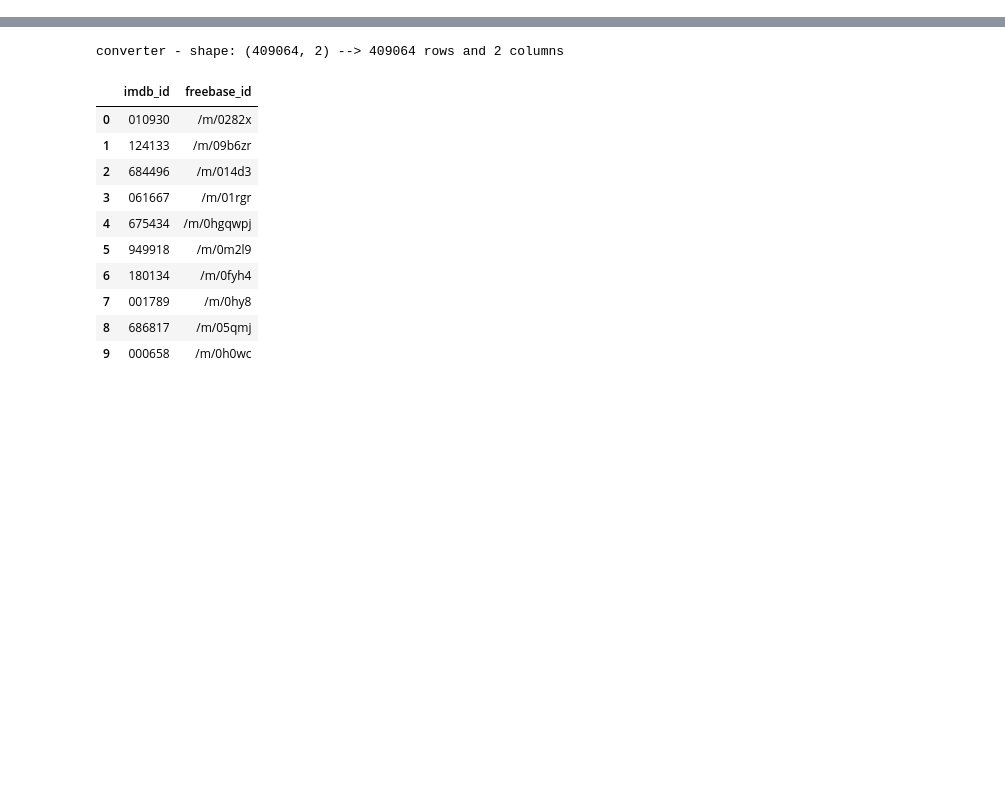
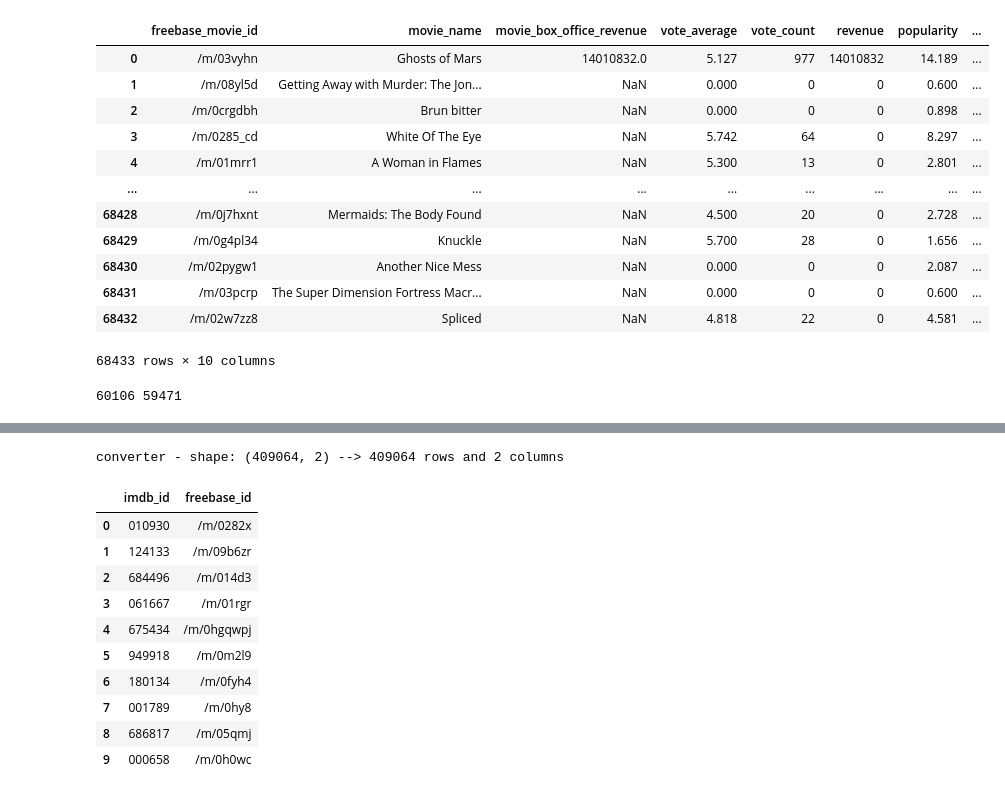
Before and after one commit to epfl-ada/ada-2024-project-gear5, a Jupyter notebook: data_exploration.ipynb, the cells around one changed output, grey strips where cells are left out. Saved outputs shown, nothing was run; the diff lists cells and outputs as text; code cells hidden in the pictures; blank space fills up the shorter version.

```diff
--- a/data_exploration.ipynb
+++ b/data_exploration.ipynb
@@ -31,5 +45,7 @@ tmdb_movies_df.head()
 # %%
-tmdb_with_ids_df = tmdb_movies_df.dropna(subset=['imdb_id'])
+# Loading the Converter Dataset and merging the CMU and TMDB datasets on the freebase ids
 query_df = pd.read_csv("./data/Converter/query.csv", sep=',', header=0)
-tmdb_with_ids_df = tmdb_with_ids_df.merge(query_df, how='inner', on='imdb_id')
+tmdb_with_ids_df = tmdb_movies_df.merge(query_df, how='inner', on='imdb_id')
 full_merged = pd.merge(movies_df, tmdb_with_ids_df, left_on='freebase_movie_id', right_on='freebase_id', how='inner')
+print_df_size("CMU & TMDB", full_merged)
+full_merged
@@ -46,8 +67 @@ full_merged.head()
-# %%
-full_merged['runtime_final'] = full_merged['movie_runtime'].fillna(full_merged['runtime'])
-full_merged['release_date_final'] = full_merged['release_date'].fillna(full_merged['movie_release_date'])
-
-full_merged["movie_languages_cleaned"] = full_merged["movie_languages"].apply(lambda x: list(dict(eval(x)).values()))
-full_merged["movie_countries_cleaned"] = full_merged["movie_countries"].apply(lambda x: list(dict(eval(x)).values()))
-full_merged["movie_genres_cleaned"] = full_merged["movie_genres"].apply(lambda x: list(dict(eval(x)).values()))
 # %%
@@ -116,0 +108,7 @@ full_reduced
+# %%
+# Cleaning the columns that contain dictionaries
+full_reduced["movie_countries_cleaned"] = full_reduced["movie_countries"].apply(lambda x: list(dict(eval(x)).values()))
+full_reduced["movie_genres_cleaned"] = full_reduced["movie_genres"].apply(lambda x: list(dict(eval(x)).values()))
+full_reduced["movie_countries_cleaned"] = full_reduced["movie_countries_cleaned"].apply(lambda x: np.nan if x == [] else ', '.join(map(str, x)) if isinstance(x, list) else x)
+full_reduced["movie_genres_cleaned"] = full_reduced["movie_genres_cleaned"].apply(lambda x: np.nan if x == [] else ', '.join(map(str, x)) if isinstance(x, list) else x)
+full_reduced
@@ -116,0 +129,7 @@ full_reduced
+# %%
+# Combining and dropping the original columns
+full_reduced['movie_countries_final'] = full_reduced['movie_countries_cleaned'].combine_first(full_reduced['production_countries'])
+full_reduced['movie_genres_final'] = full_reduced['movie_genres_cleaned'].combine_first(full_reduced['genres'])
+columns_to_drop = ['movie_countries_cleaned', 'production_countries', "movie_countries", 'movie_genres_cleaned', 'movie_genres', 'genres']
+full_reduced.drop(columns=columns_to_drop, inplace=True)
+full_reduced
@@ -116,0 +150,25 @@ full_reduced
+# %%
+# combine the redundant columns and ensure that we keep the maximum amount of information
+full_reduced['combined_release_date'] = full_reduced['movie_release_date'].combine_first(full_reduced['release_date'])
+full_reduced.drop(columns=['movie_release_date', 'release_date'], inplace=True)
+full_reduced
+# %% [output]
+|  | freebase_movie_id | movie_name | movie_box_office_revenue | vote_average | vote_count | revenue | popularity | ... |
+| 0 | /m/03vyhn | Ghosts of Mars | 14010832.0 | 5.127 | 977 | 14010832 | 14.189 | ... |
+| 1 | /m/08yl5d | Getting Away with Murder: The Jon... | NaN | 0.000 | 0 | 0 | 0.600 | ... |
+| 2 | /m/0crgdbh | Brun bitter | NaN | 0.000 | 0 | 0 | 0.898 | ... |
+| 3 | /m/0285_cd | White Of The Eye | NaN | 5.742 | 64 | 0 | 8.297 | ... |
+| 4 | /m/01mrr1 | A Woman in Flames | NaN | 5.300 | 13 | 0 | 2.801 | ... |
+| ... | ... | ... | ... | ... | ... | ... | ... | ... |
+| 68428 | /m/0j7hxnt | Mermaids: The Body Found | NaN | 4.500 | 20 | 0 | 2.728 | ... |
+| 68429 | /m/0g4pl34 | Knuckle | NaN | 5.700 | 28 | 0 | 1.656 | ... |
+| 68430 | /m/02pygw1 | Another Nice Mess | NaN | 0.000 | 0 | 0 | 2.087 | ... |
+| 68431 | /m/03pcrp | The Super Dimension Fortress Macr... | NaN | 0.000 | 0 | 0 | 0.600 | ... |
+| 68432 | /m/02w7zz8 | Spliced | NaN | 4.818 | 22 | 0 | 4.581 | ... |
+68433 rows × 10 columns
+# %%
+full_reduced["movie_box_office_revenue_nan"]=full_reduced["movie_box_office_revenue"].replace(0, np.nan)
+full_reduced["revenue_nan"]= full_reduced["revenue"].replace(0, np.nan)
+print(full_reduced["movie_box_office_revenue_nan"].isna().sum(), full_reduced["revenue_nan"].isna().sum())
+# %% [output]
+60106 59471
```
Also changed, not shown: parts of 41 cells of this notebook, 3 other files.
